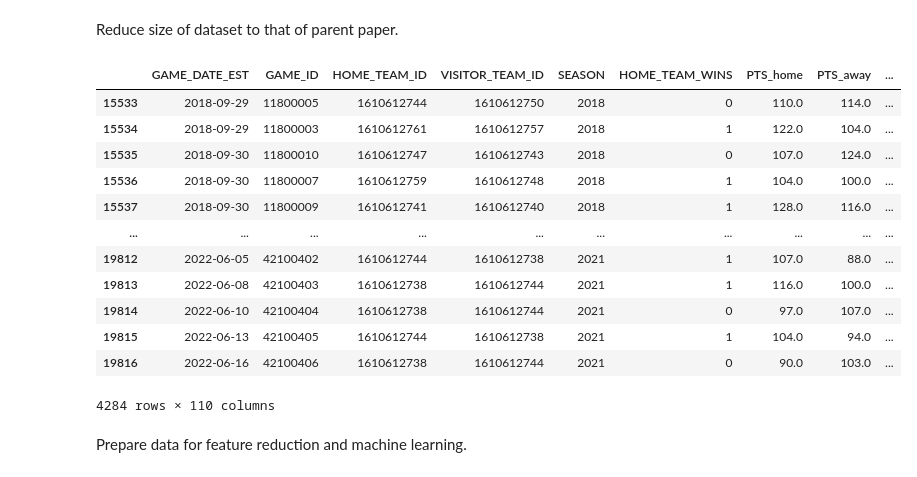
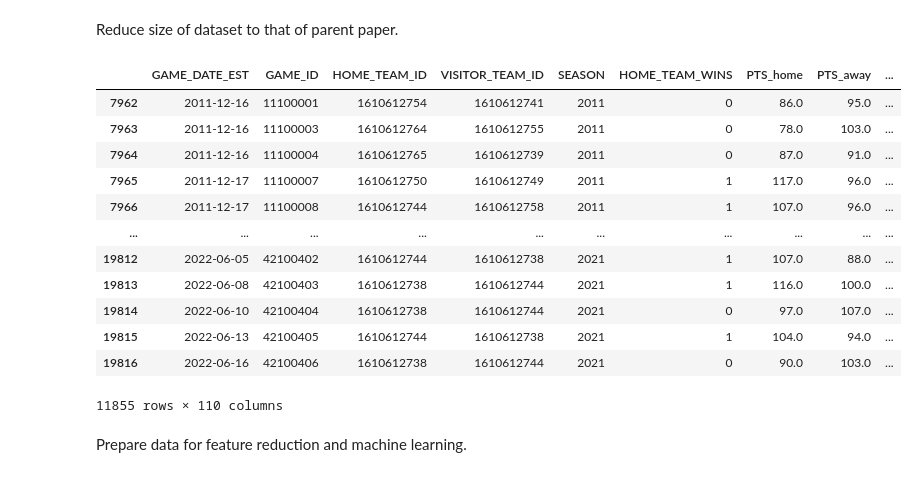
Before and after one commit to ethanleicht/NBA_Model, a Jupyter notebook: our_code2.ipynb, the cells around one changed output. Drawn from its saved outputs; the diff is of its cells as text; code cells hidden in the pictures.

```diff
--- a/our_code2.ipynb
+++ b/our_code2.ipynb
@@ -234,27 +249,30 @@ final_df.to_csv(r'nba_data\our_df_final.csv', index = False)
 # %%
 import pandas as pd
 
-# load final df
-final_df = pd.read_csv('nba_data/our_df_final.csv')
+# # load final df, game season and stats season align
+# final_df = pd.read_csv('nba_data/our_df_final.csv')
+
+# load final df, game season and stats previous season align
+final_df = pd.read_csv('nba_data/our_df_final2.csv')
 # %% [markdown]
 Reduce size of dataset to that of parent paper.
 # %%
-final_df = final_df[(final_df['SEASON'] >= 2018) & (final_df['SEASON'] <= 2021)]
+final_df = final_df[(final_df['SEASON'] >= 2011) & (final_df['SEASON'] <= 2021)]
 final_df
 # %% [output]
 |  | GAME_DATE_EST | GAME_ID | HOME_TEAM_ID | VISITOR_TEAM_ID | SEASON | HOME_TEAM_WINS | PTS_home | PTS_away | ... |
-| 15533 | 2018-09-29 | 11800005 | 1610612744 | 1610612750 | 2018 | 0 | 110.0 | 114.0 | ... |
-| 15534 | 2018-09-29 | 11800003 | 1610612761 | 1610612757 | 2018 | 1 | 122.0 | 104.0 | ... |
-| 15535 | 2018-09-30 | 11800010 | 1610612747 | 1610612743 | 2018 | 0 | 107.0 | 124.0 | ... |
-| 15536 | 2018-09-30 | 11800007 | 1610612759 | 1610612748 | 2018 | 1 | 104.0 | 100.0 | ... |
-| 15537 | 2018-09-30 | 11800009 | 1610612741 | 1610612740 | 2018 | 1 | 128.0 | 116.0 | ... |
+| 7962 | 2011-12-16 | 11100001 | 1610612754 | 1610612741 | 2011 | 0 | 86.0 | 95.0 | ... |
+| 7963 | 2011-12-16 | 11100003 | 1610612764 | 1610612755 | 2011 | 0 | 78.0 | 103.0 | ... |
+| 7964 | 2011-12-16 | 11100004 | 1610612765 | 1610612739 | 2011 | 0 | 87.0 | 91.0 | ... |
+| 7965 | 2011-12-17 | 11100007 | 1610612750 | 1610612749 | 2011 | 1 | 117.0 | 96.0 | ... |
+| 7966 | 2011-12-17 | 11100008 | 1610612744 | 1610612758 | 2011 | 1 | 107.0 | 96.0 | ... |
 | ... | ... | ... | ... | ... | ... | ... | ... | ... | ... |
 | 19812 | 2022-06-05 | 42100402 | 1610612744 | 1610612738 | 2021 | 1 | 107.0 | 88.0 | ... |
 | 19813 | 2022-06-08 | 42100403 | 1610612738 | 1610612744 | 2021 | 1 | 116.0 | 100.0 | ... |
 | 19814 | 2022-06-10 | 42100404 | 1610612738 | 1610612744 | 2021 | 0 | 97.0 | 107.0 | ... |
 | 19815 | 2022-06-13 | 42100405 | 1610612744 | 1610612738 | 2021 | 1 | 104.0 | 94.0 | ... |
 | 19816 | 2022-06-16 | 42100406 | 1610612738 | 1610612744 | 2021 | 0 | 90.0 | 103.0 | ... |
-4284 rows × 110 columns
+11855 rows × 110 columns
 # %% [markdown]
 Prepare data for feature reduction and machine learning.
 # %%
```
Also changed, not shown: parts of 5 cells of this notebook.
